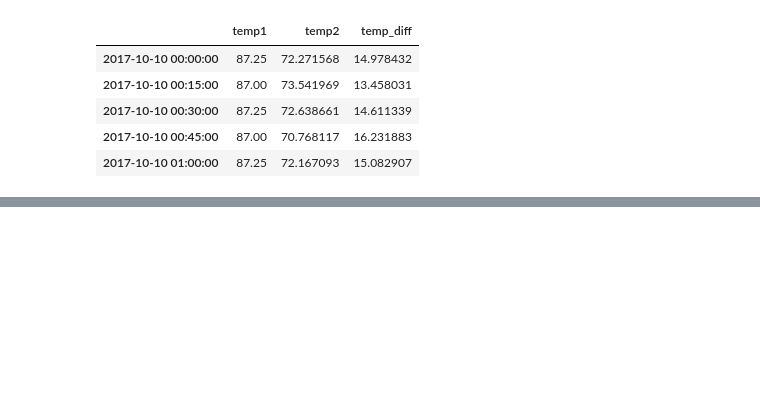
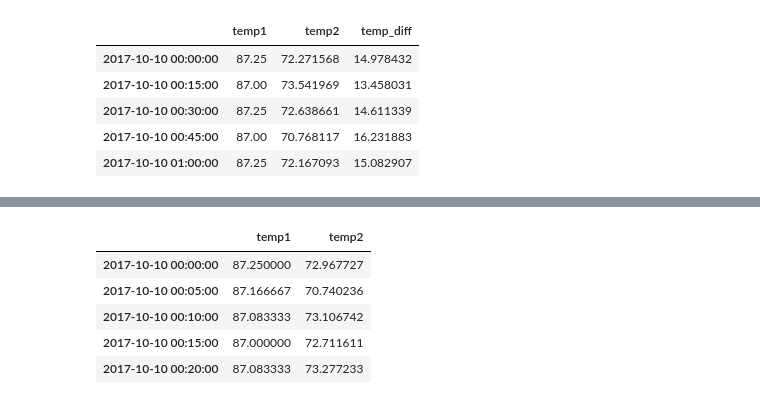
Before and after one commit to alanmitchell/fnsb-benchmark, a Jupyter notebook: ddc/ddc_data_tutorial.ipynb, the cells around one changed output, grey strips where cells are left out. Cells and saved outputs as stored; diff of their text form; code cells hidden in the pictures; blank space fills up the shorter version.

```diff
--- a/ddc/ddc_data_tutorial.ipynb
+++ b/ddc/ddc_data_tutorial.ipynb
@@ -285,0 +288,12 @@ df2.head()
+# %%
+df3 = df_final.copy()     # make a copy of the DataFrame to work with in this example
+df3.temp1.interpolate(inplace=True)
+# inplace=True saves me from having to do:  df3.temp1 = df3.temp1.interpolate()
+df3.head()
+# %% [output]
+|  | temp1 | temp2 |
+| 2017-10-10 00:00:00 | 87.250000 | 72.967727 |
+| 2017-10-10 00:05:00 | 87.166667 | 70.740236 |
+| 2017-10-10 00:10:00 | 87.083333 | 73.106742 |
+| 2017-10-10 00:15:00 | 87.000000 | 72.711611 |
+| 2017-10-10 00:20:00 | 87.083333 | 73.277233 |
```
Also changed, not shown: parts of 6 cells of this notebook.
